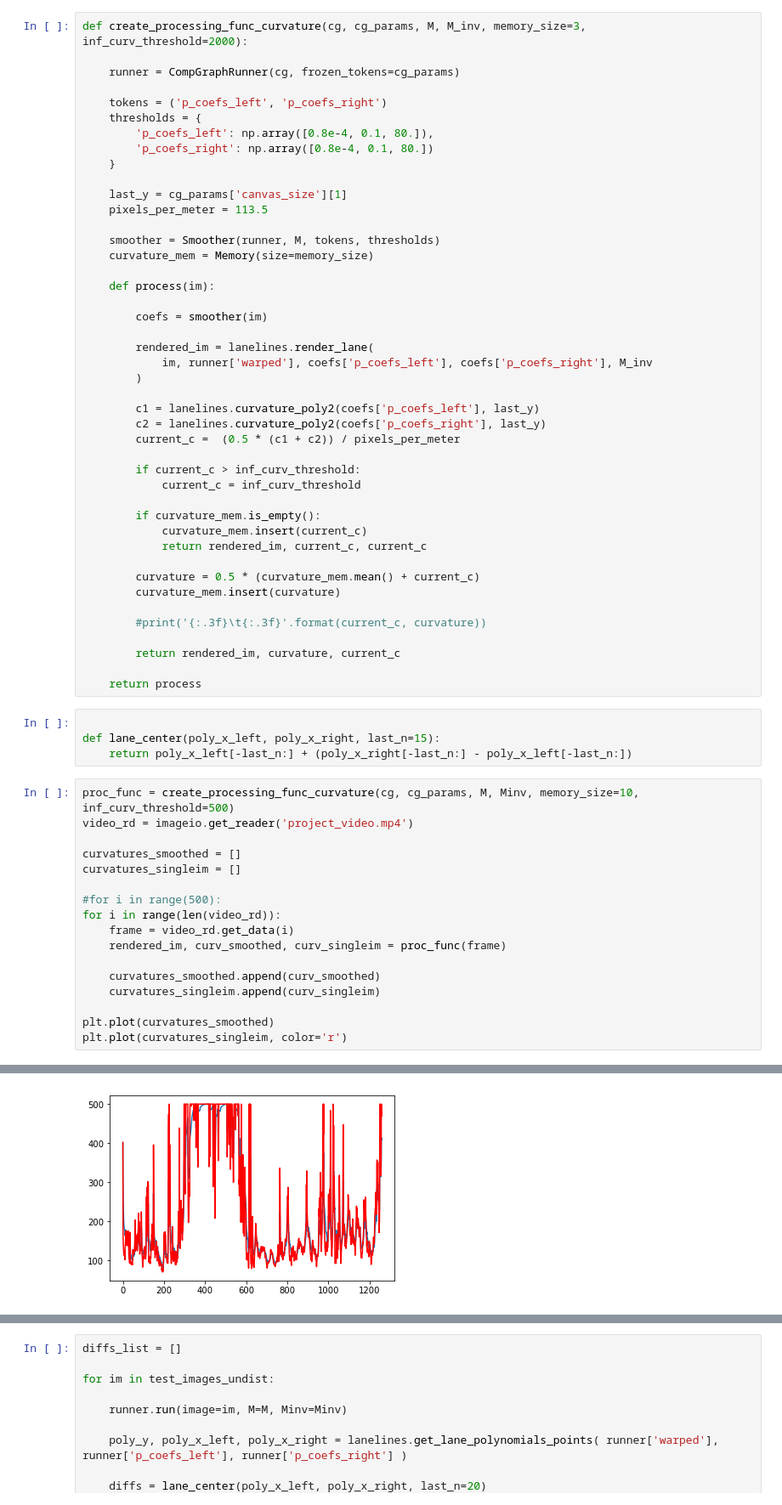
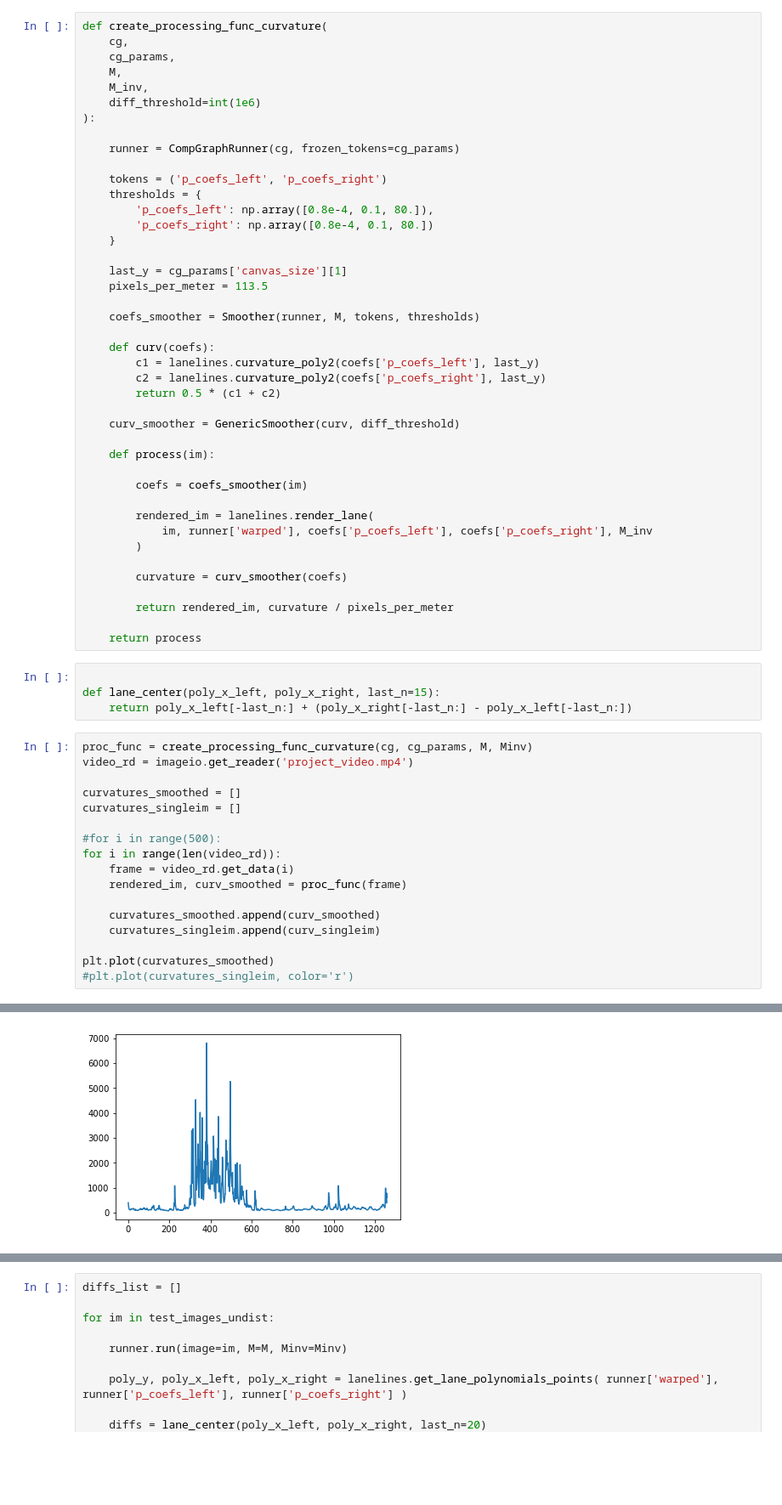
Before and after one commit to semeniuta/CarND-Advanced-Lane-Lines, a Jupyter notebook: 8_curvature_and_pos.ipynb, the cells around one changed output, grey strips where cells are left out. Shown: that part at 85% size. Drawn from its saved outputs; the diff is of its cells as text; blank space fills up the shorter version.

Commit message:
Implementation of GenericSmoother and first experiments of create_processing_func_curvature based on it

```diff
--- a/8_curvature_and_pos.ipynb
+++ b/8_curvature_and_pos.ipynb
@@ -47,7 +47,13 @@ nxpd.draw(runner.token_manager.to_networkx())
 # %% [output]
 [figure]
 # %%
-def create_processing_func_curvature(cg, cg_params, M, M_inv, memory_size=3, inf_curv_threshold=2000):
+def create_processing_func_curvature(
+    cg,
+    cg_params,
+    M,
+    M_inv,
+    diff_threshold=int(1e6)
+):
 
     runner = CompGraphRunner(cg, frozen_tokens=cg_params)
 
@@ -60,34 +66,26 @@ def create_processing_func_curvature(cg, cg_params, M, M_inv, memory_size=3, inf
     last_y = cg_params['canvas_size'][1]
     pixels_per_meter = 113.5
 
-    smoother = Smoother(runner, M, tokens, thresholds)
-    curvature_mem = Memory(size=memory_size)
+    coefs_smoother = Smoother(runner, M, tokens, thresholds)
+
+    def curv(coefs):
+        c1 = lanelines.curvature_poly2(coefs['p_coefs_left'], last_y)
+        c2 = lanelines.curvature_poly2(coefs['p_coefs_right'], last_y)
+        return 0.5 * (c1 + c2)
+
+    curv_smoother = GenericSmoother(curv, diff_threshold)
 
     def process(im):
 
-        coefs = smoother(im)
+        coefs = coefs_smoother(im)
 
         rendered_im = lanelines.render_lane(
             im, runner['warped'], coefs['p_coefs_left'], coefs['p_coefs_right'], M_inv
         )
 
-        c1 = lanelines.curvature_poly2(coefs['p_coefs_left'], last_y)
-        c2 = lanelines.curvature_poly2(coefs['p_coefs_right'], last_y)
-        current_c =  (0.5 * (c1 + c2)) / pixels_per_meter
+        curvature = curv_smoother(coefs)
 
-        if current_c > inf_curv_threshold:
-            current_c = inf_curv_threshold
-
-        if curvature_mem.is_empty():
-            curvature_mem.insert(current_c)
-            return rendered_im, current_c, current_c
-
-        curvature = 0.5 * (curvature_mem.mean() + current_c)
-        curvature_mem.insert(curvature)
-
-        #print('{:.3f}\t{:.3f}'.format(current_c, curvature))
-
-        return rendered_im, curvature, current_c
+        return rendered_im, curvature / pixels_per_meter
 
     return process
 # %%
@@ -95,22 +93,22 @@ def create_processing_func_curvature(cg, cg_params, M, M_inv, memory_size=3, inf
 def lane_center(poly_x_left, poly_x_right, last_n=15):
     return poly_x_left[-last_n:] + (poly_x_right[-last_n:] - poly_x_left[-last_n:])
 # %%
-proc_func = create_processing_func_curvature(cg, cg_params, M, Minv, memory_size=10, inf_curv_threshold=500)
+proc_func = create_processing_func_curvature(cg, cg_params, M, Minv)
 video_rd = imageio.get_reader('project_video.mp4')
 
 curvatures_smoothed = []
 curvatures_singleim = []
 
 #for i in range(500):
 for i in range(len(video_rd)):
     frame = video_rd.get_data(i)
-    rendered_im, curv_smoothed, curv_singleim = proc_func(frame)
+    rendered_im, curv_smoothed = proc_func(frame)
 
     curvatures_smoothed.append(curv_smoothed)
     curvatures_singleim.append(curv_singleim)
 
 plt.plot(curvatures_smoothed)
-plt.plot(curvatures_singleim, color='r')
+#plt.plot(curvatures_singleim, color='r')
 # %% [output]
 [<matplotlib.lines.Line2D at 0x...>]
-[figure, old version]
+[figure, new version]
```
Also changed, not shown: parts of 7 cells of this notebook, 1 other file.
